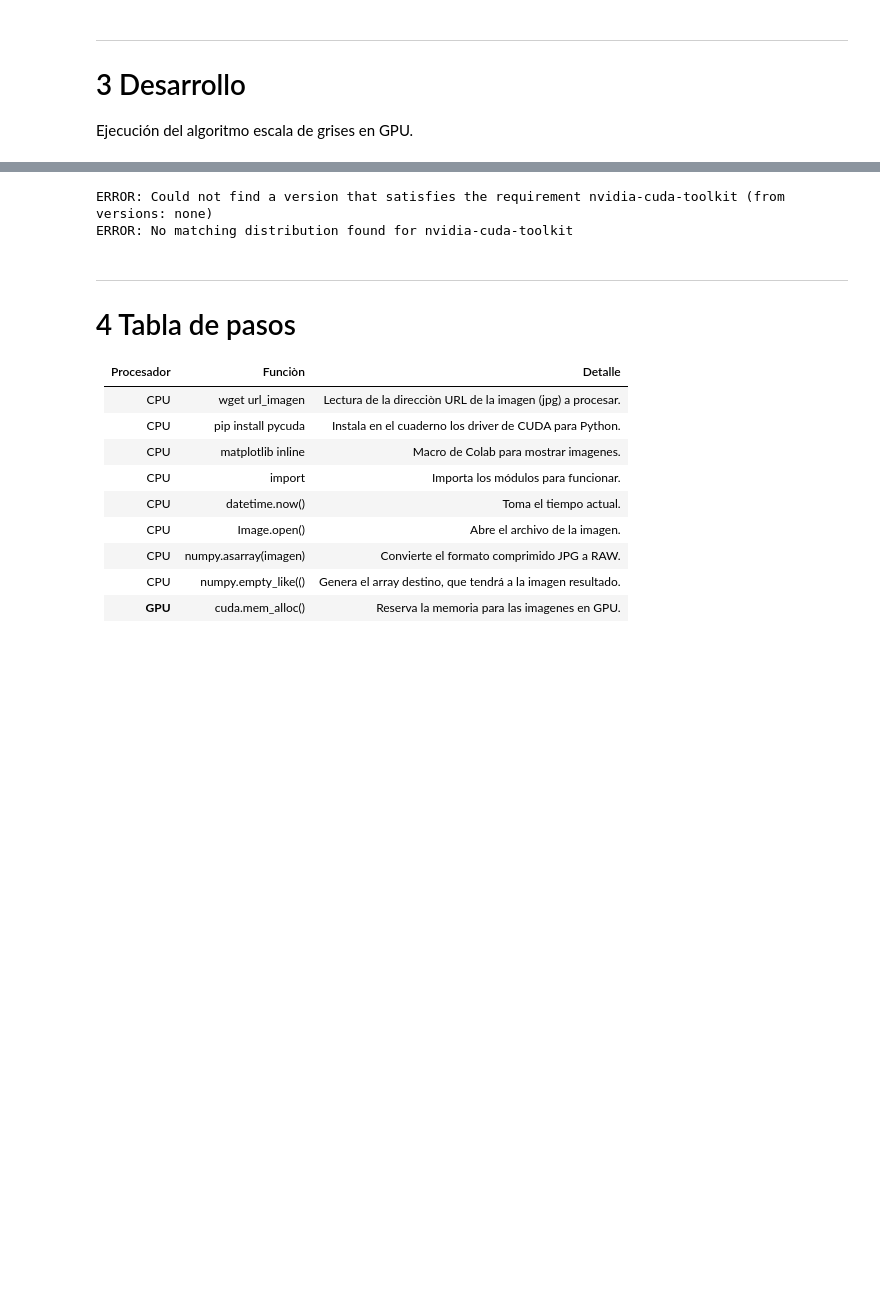
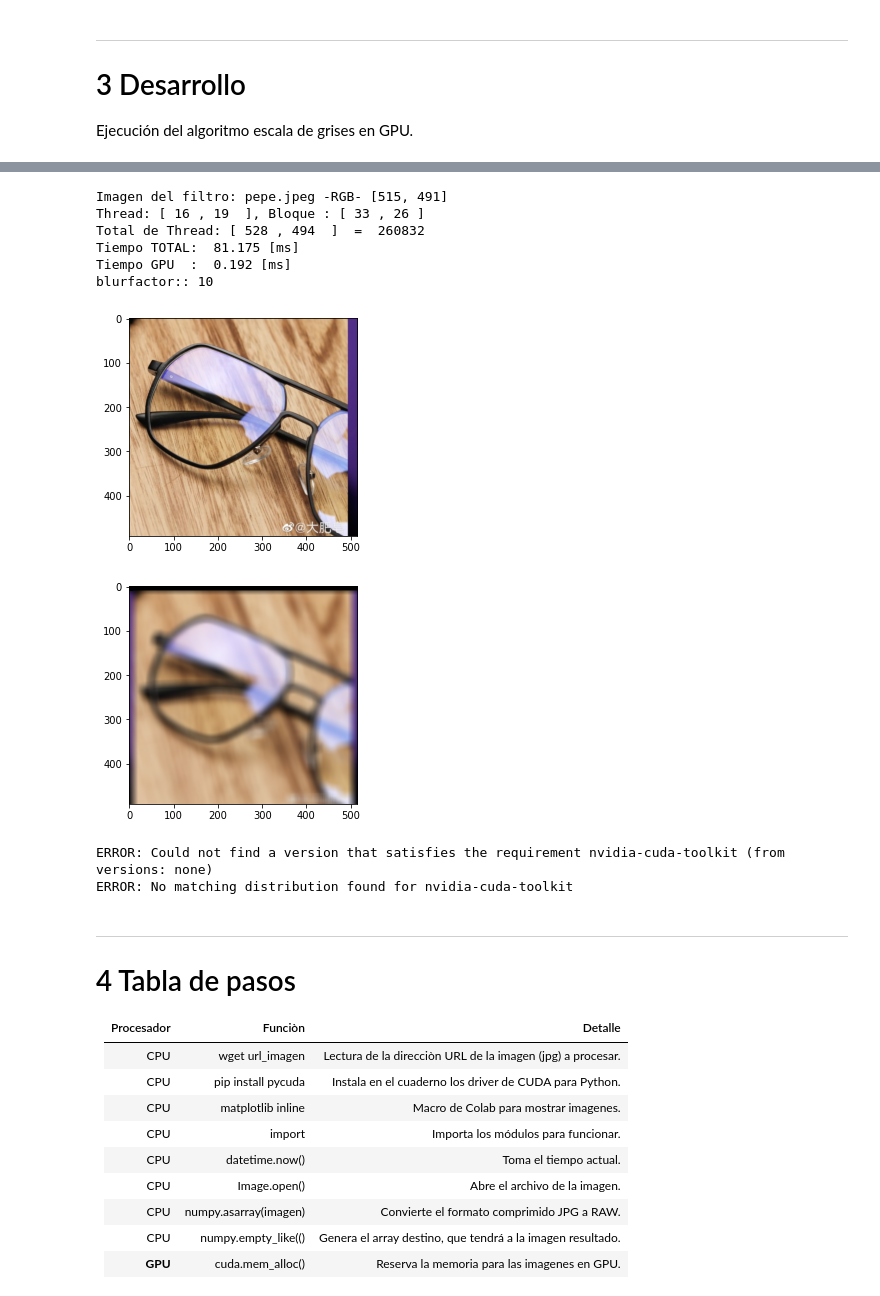
Before and after one commit to Sandoval-G-98/SOA-AppJava, a Jupyter notebook: TP3/Ejercicio1/Ejercicio1-gpu.ipynb, the cells around one changed output, grey strips where cells are left out. Cells and saved outputs as stored; diff of their text form; code cells hidden in the pictures; blank space fills up the shorter version.

```diff
--- a/TP3/Ejercicio1/Ejercicio1-gpu.ipynb
+++ b/TP3/Ejercicio1/Ejercicio1-gpu.ipynb
@@ -24,4 +24,10 @@ url_imagen = "https://github.com/wvaliente/SOA_HPC/blob/main/unlam.jpg?raw=true"
 
 # TODO: Mejorar informaciòn y resutlado de ejecución.
 !wget {url_imagen} -O imagen.jpg
+
+
+#@markdown ### Especifique el Blur que se desea realizar (numero entero):
+#@markdown ###### Numeros mayores a 10 tardaran más de 10 minutos
+#@markdown ### Especifique la URL de la imagen:
+blurfactor = 10 #@param {type:"integer"}
 # %% [output]
@@ -98,8 +104,6 @@ img_ancho, img_alto  = image.size
 img_O_cpu = numpy.asarray(image)
 img_O_cpu = img_O_cpu.astype( numpy.int32() )
 img_R_cpu = numpy.empty_like(img_O_cpu)
-print("img_O_cpu", img_O_cpu)
-print("img_R_cpu", img_R_cpu)
 
 # Reservo los 2 vectores en GPU(3 pixeles usa RGB * (el tamaño del array))
 img_O_gpu = cuda.mem_alloc( img_O_cpu.nbytes )
@@ -111,52 +115,38 @@ cuda.memcpy_htod( img_R_gpu, img_R_cpu )
 
 # CPU - Defino la función kernel que ejecutará en GPU.
 module = SourceModule("""
-__global__ void kernel_img( int ancho, int alto, int *img_O, int *img_R )
+__global__ void kernel_img( int blurfactor, int ancho, int alto, int *img_O, int *img_R )
 {
   // Calculo las coordenadas del Thread en dos dimensiones.
   int idx = threadIdx.x + blockIdx.x*blockDim.x;
   int idy = threadIdx.y + blockIdx.y*blockDim.y;
-  float fGris = 0.0;
-  float rgbPixels = 0.0;
-  int pxl = 0;
-
-  __device__ float[] average(int x, int y)
-  {
-    int blurfactor = 5;
-    float rtotal = 0.0;
-    float gtotal = 0.0;
-    float btotal = 0.0;
-    for (int i = x-blurfactor; i < x+blurfactor+1; i++)
-    {
-      for (int j = y-blurfactor; j < y+blurfactor+1; j++)
-      {
-        pxl = (i+(j*ancho))*3;
-        rtotal += (float)img_O[pxl  ]*0.299;  // Componente Rojo del pixel.
-        gtotal += (float)img_O[pxl+1]*0.599;  // Componente Verde del pixel.
-        btotal += (float)img_O[pxl+2]*0.11;   // Componente Azul del pixel.
-      }
-    }
-    double pepito = (pow((blurfactor * 2 + 1), 2));
-    rtotal = floor(rtotal / pepito);
-    gtotal = floor(gtotal / pepito);
-    btotal = floor(btotal / pepito);
-
-    return [rtotal, gtotal, btotal];
-  }
+  int pxl = (idx+(idy*ancho))*3;
+  //int blurfactor = 1;
+  float rtotal = 0.0;
+  float gtotal = 0.0;
+  float btotal = 0.0;
 
   // Verifico que los Thread, esten dentro de las dimensiones de la imagen.
   if( idx < ancho && idy < alto )
   {
-    // Calculo el color gris para el pixel a partir de los componentes.
-    pxl = (idx+(idy*ancho))*3;
-    rgbPixels = average(idx, idy);
-    //fGris = (float)img_O[pxl  ]*0.299;  // Componente Rojo del pixel.
-    //fGris +=(float)img_O[pxl+1]*0.599;  // Componente Verde del pixel.
-    //fGris +=(float)img_O[pxl+2]*0.11;   // Componente Azul del pixel.
+    // Calculo el componente de cada color para cada pixel, en base al blur ingresado.
+    for (int i = idx-blurfactor; i < idx+blurfactor+1; i++)
+    {
+      for (int j = idy-blurfactor; j < idy+blurfactor+1; j++)
+      {
+        pxl = (i+(j*ancho))*3;
+        rtotal += img_O[pxl  ];  // Componente Rojo del pixel.
+        gtotal += img_O[pxl+1];  // Componente Verde del pixel.
+        btotal += img_O[pxl+2];   // Componente Azul del pixel.
+      }
+    }
+
+    double aux = (pow((blurfactor * 2 + 1), 2));
+
     // Escribo el color del pixel.
-    img_R[pxl  ] = (int) rgbPixels[0];
-    img_R[pxl+1] = (int) rgbPixels[1];
-    img_R[pxl+2] = (int) rgbPixels[2];
+    img_R[pxl  ] = rtotal / aux;
+    img_R[pxl+1] = gtotal / aux;
+    img_R[pxl+2] = btotal / aux;
   }
 }
 """)
@@ -180,7 +170,7 @@ print( "Total de Thread: [", dim_hilo_x*dim_bloque_x, ",", dim_hilo_y*dim_bloque
 
 tiempo_img = datetime.now()
 
-kernel( numpy.int32(img_ancho), numpy.int32(img_alto), img_O_gpu, img_R_gpu, block=( dim_hilo_x, dim_hilo_y, 1 ), grid=(dim_bloque_x, dim_bloque_y,1) )
+kernel( numpy.int32(blurfactor), numpy.int32(img_ancho), numpy.int32(img_alto), img_O_gpu, img_R_gpu, block=( dim_hilo_x, dim_hilo_y, 1 ), grid=(dim_bloque_x, dim_bloque_y,1))
 
 tiempo_img = datetime.now() - tiempo_img
 
@@ -199,4 +189,5 @@ tiempo_total = datetime.now() - tiempo_total
 
 print("Tiempo TOTAL: ", tiempo_en_ms( tiempo_total ), "[ms]" )
 print("Tiempo GPU  : ", tiempo_en_ms( tiempo_img ), "[ms]" )
+print("blurfactor::", blurfactor)
 # %% [output]
@@ -204,3 +195,11 @@ RuntimeError: ignored
+Imagen del filtro: pepe.jpeg -RGB- [515, 491]
+Thread: [ 16 , 19  ], Bloque : [ 33 , 26 ]
+Total de Thread: [ 528 , 494  ]  =  260832
+Tiempo TOTAL:  81.175 [ms]
+Tiempo GPU  :  0.192 [ms]
+blurfactor:: 10
+[figure, added]
+[figure, added]
 # %%
 pip install nvidia-cuda-toolkit
 # %% [output]
```
Also changed, not shown: parts of 3 cells of this notebook.
